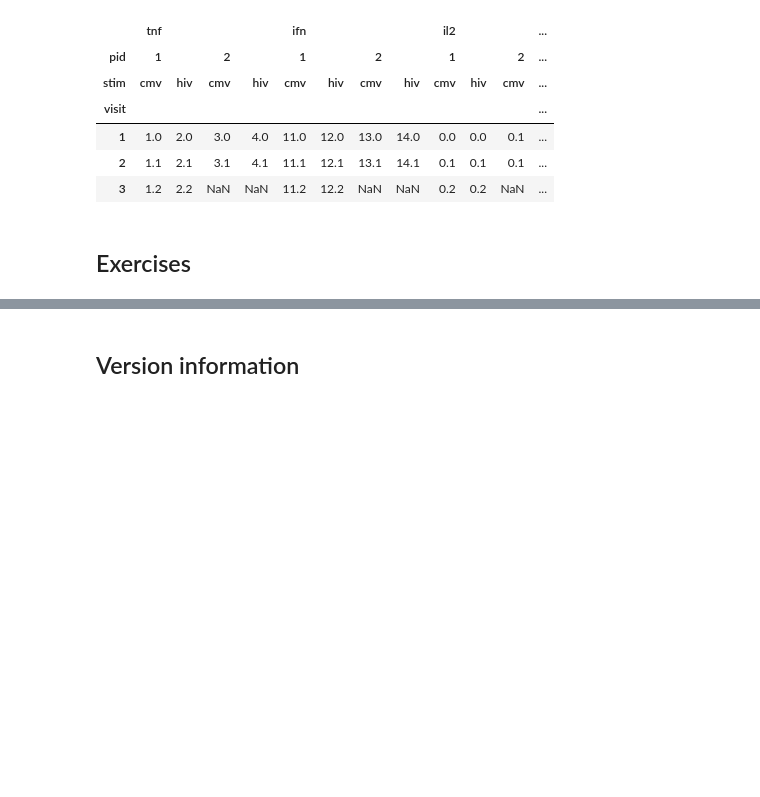
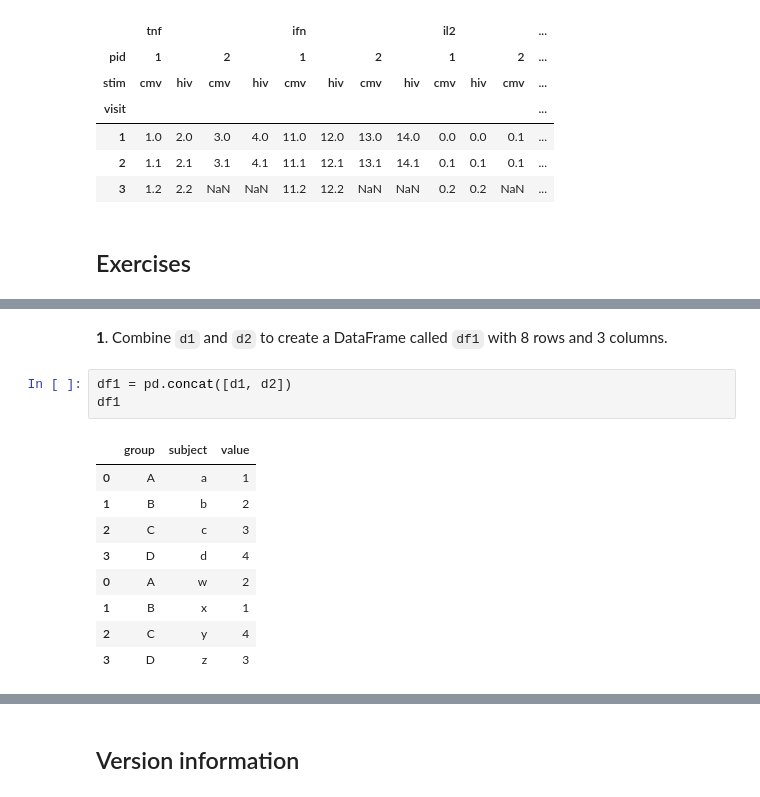
Before and after one commit to cliburn/cfar-data-workshop-2016, a Jupyter notebook: Introduction_to_Pandas.ipynb, the cells around one changed output, grey strips where cells are left out. Cells and saved outputs as stored; diff of their text form; blank space fills up the shorter version.

```diff
--- a/Introduction_to_Pandas.ipynb
+++ b/Introduction_to_Pandas.ipynb
@@ -706,0 +741,15 @@ df1.unstack(['pid', 'stim'])
+# %% [markdown]
+**1**. Combine `d1` and `d2` to create a DataFrame called `df1` with 8 rows and 3 columns.
+# %%
+df1 = pd.concat([d1, d2])
+df1
+# %% [output]
+|  | group | subject | value |
+| 0 | A | a | 1 |
+| 1 | B | b | 2 |
+| 2 | C | c | 3 |
+| 3 | D | d | 4 |
+| 0 | A | w | 2 |
+| 1 | B | x | 1 |
+| 2 | C | y | 4 |
+| 3 | D | z | 3 |
```
Also changed, not shown: parts of 12 cells of this notebook, 3 other files.
